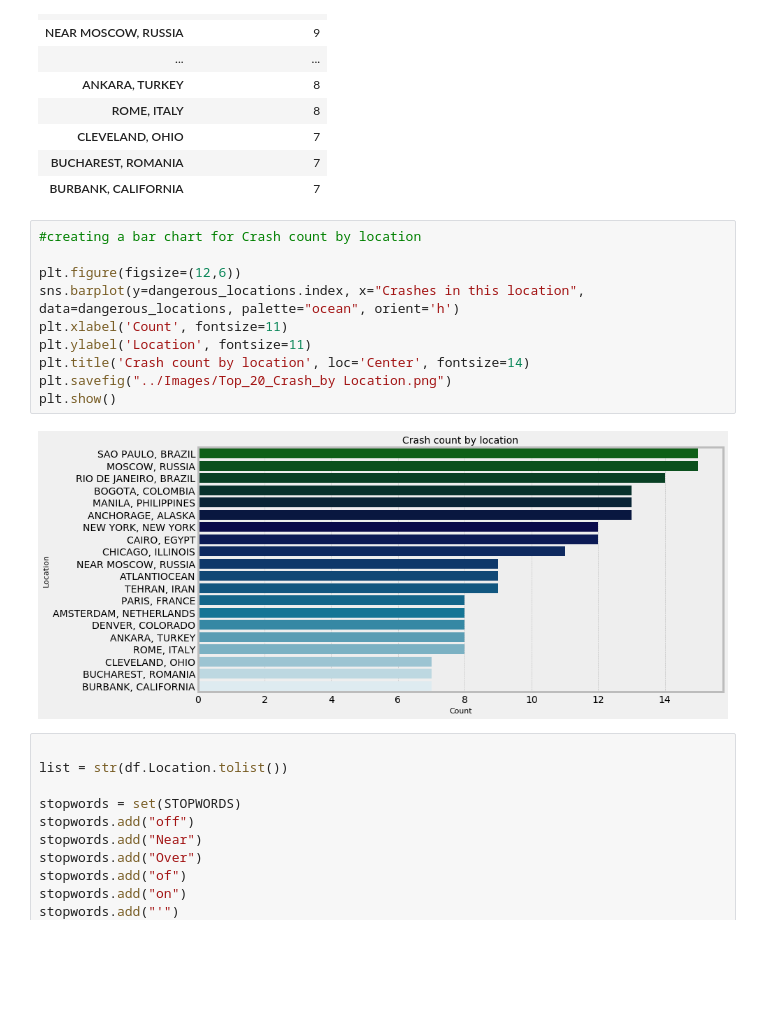
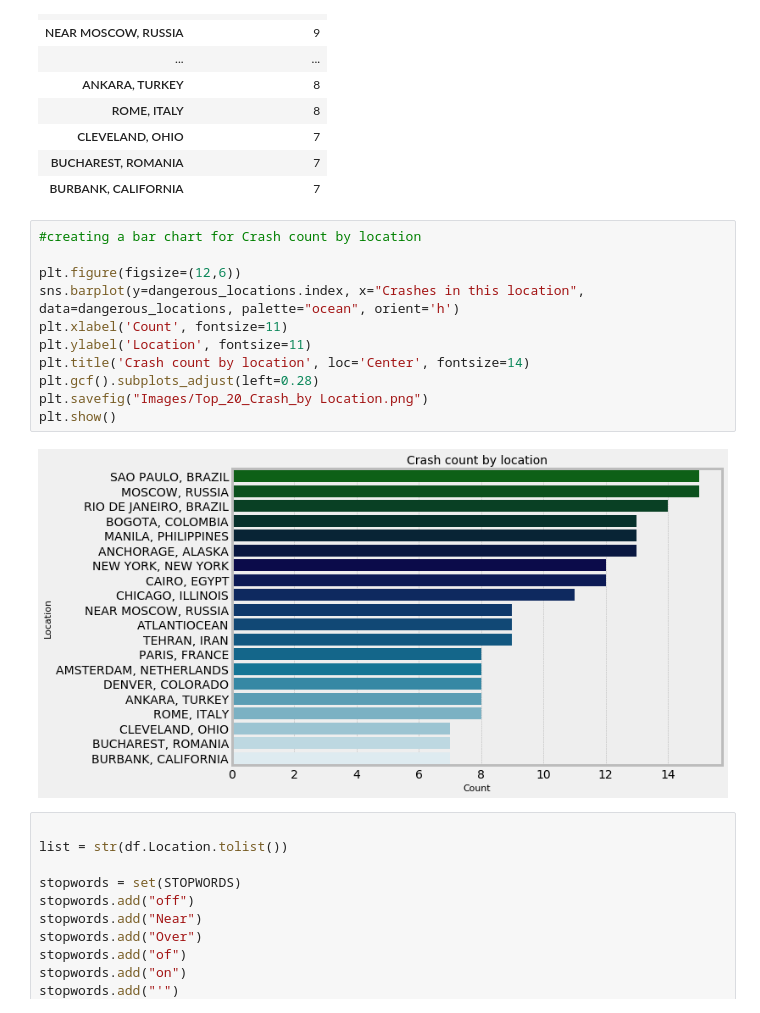
Before and after one commit to LauraJ3053/Project_01, a Jupyter notebook: Airplane_Crashes/Airplane_Crashes-Group.ipynb, the cells around one changed output. Drawn from its saved outputs; the diff is of its cells as text; blank space fills up the shorter version.

```diff
--- a/Airplane_Crashes/Airplane_Crashes-Group.ipynb
+++ b/Airplane_Crashes/Airplane_Crashes-Group.ipynb
@@ -441,15 +442,16 @@ dangerous_locations
 # %%
 #creating a bar chart for Crash count by location
 
 plt.figure(figsize=(12,6))
 sns.barplot(y=dangerous_locations.index, x="Crashes in this location", data=dangerous_locations, palette="ocean", orient='h')
 plt.xlabel('Count', fontsize=11)
 plt.ylabel('Location', fontsize=11)
 plt.title('Crash count by location', loc='Center', fontsize=14)
-plt.savefig("../Images/Top_20_Crash_by Location.png")
+plt.gcf().subplots_adjust(left=0.28)
+plt.savefig("Images/Top_20_Crash_by Location.png")
 plt.show()
 # %% [output]
-[figure, old version]
+[figure, new version]
 # %%
 
 list = str(df.Location.tolist())
```
Also changed, not shown: parts of 7 cells of this notebook, 3 other files.
